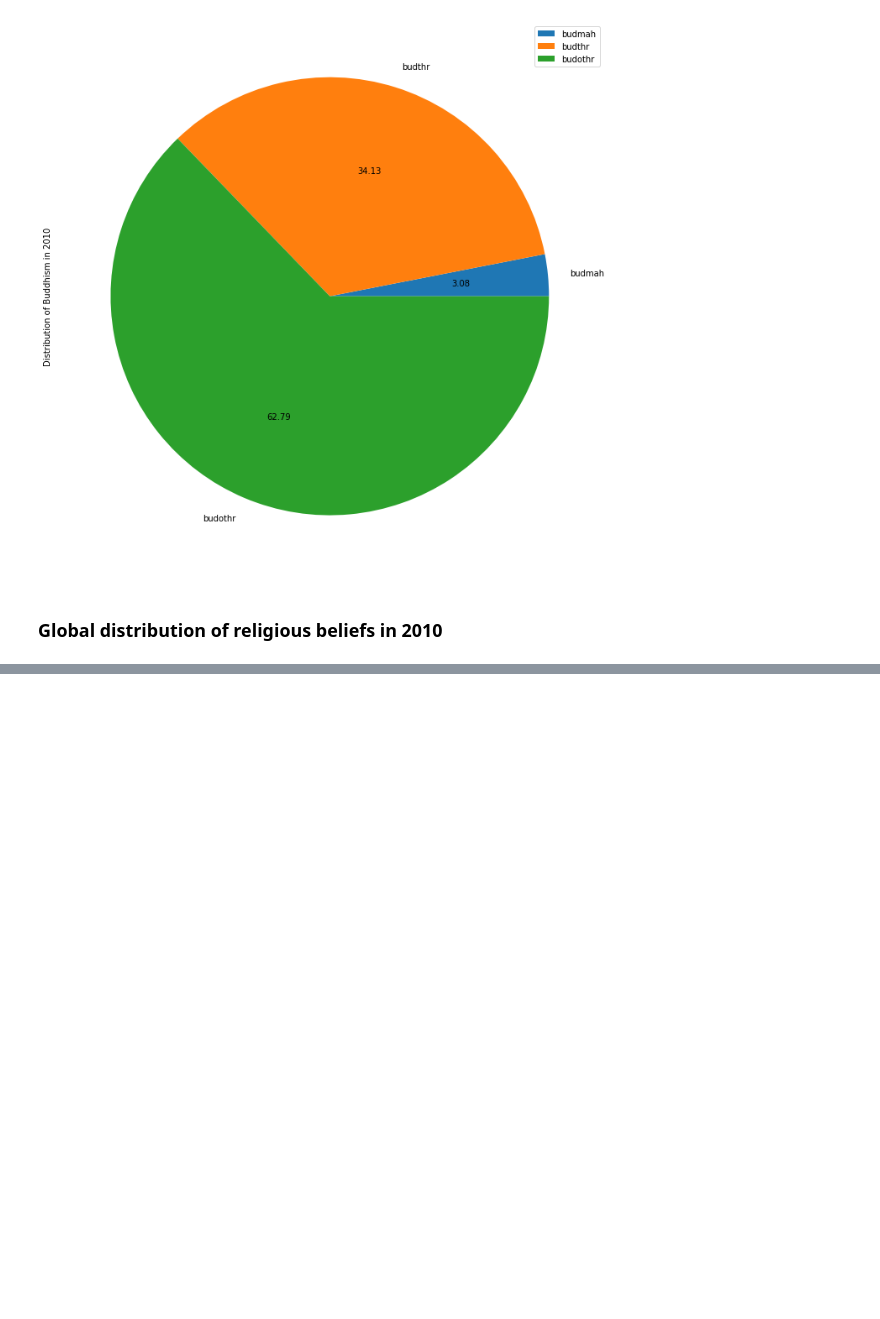
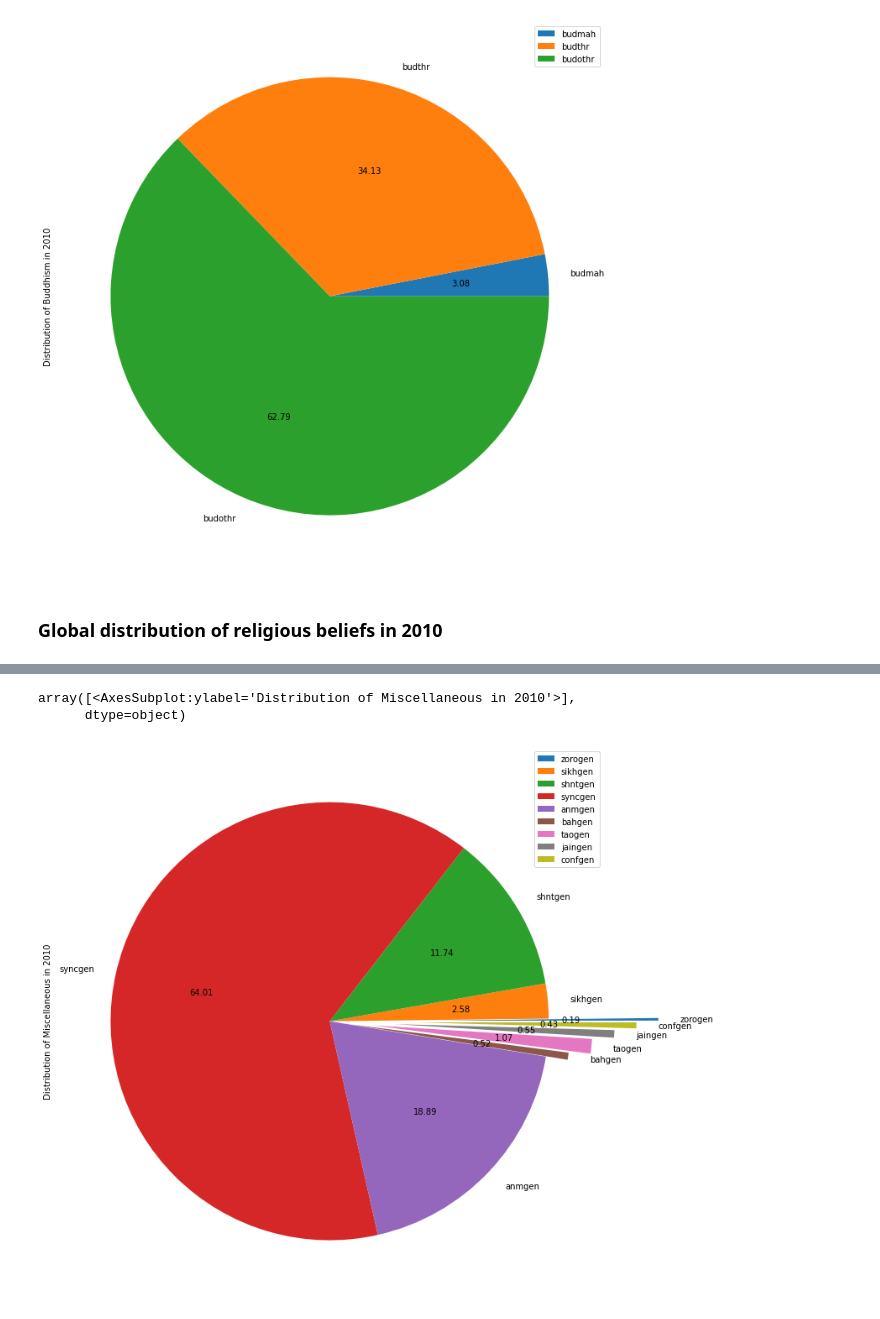
Before and after one commit to saberzero1/world-religion-data-visualization, a Jupyter notebook: index.ipynb, the cells around one changed output, grey strips where cells are left out. Drawn from its saved outputs; the diff is of its cells as text; code cells hidden in the pictures; blank space fills up the shorter version.

```diff
--- a/index.ipynb
+++ b/index.ipynb
@@ -129,0 +131,6 @@ ax.legend(["Christianity", "Judaism", "Islam", "Buddhism", "Non-Religious", "Oth
+# %%
+global_all_misc.plot.pie(subplots=True,figsize=(12,12),autopct="%.2F",legend=True,explode=(0.5,0,0,0,0,0.1,0.2,0.3,0.4))
+# %% [output]
+array([<AxesSubplot:ylabel='Distribution of Miscellaneous in 2010'>],
+      dtype=object)
+[figure, added]
```
Also changed, not shown: parts of 3 cells of this notebook.
